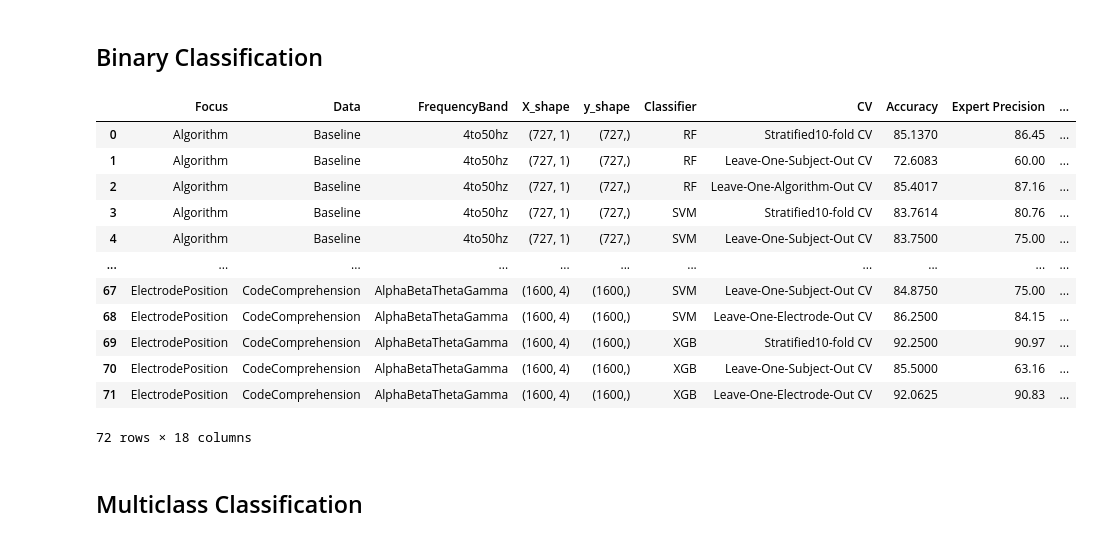
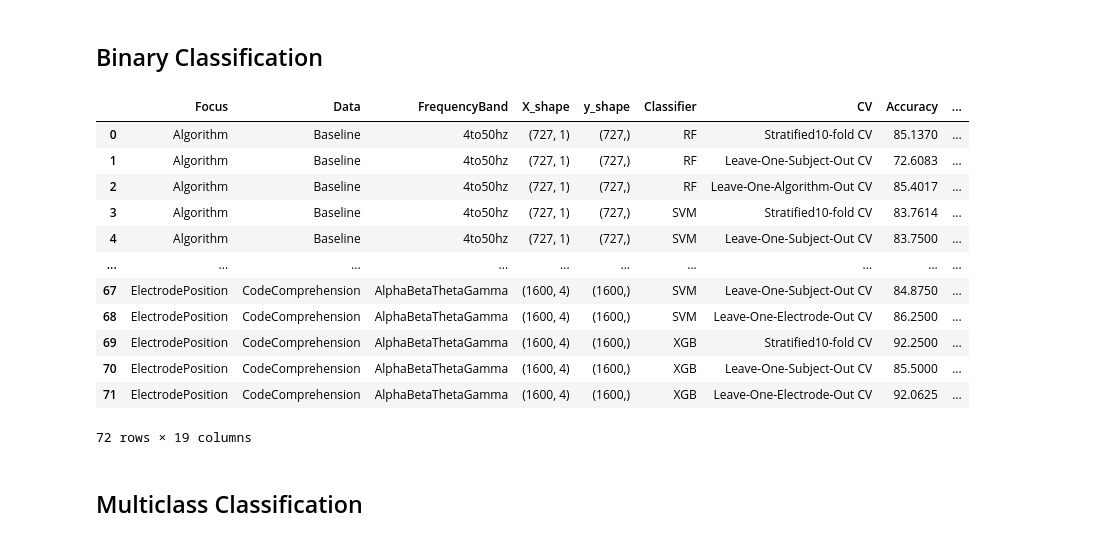
Before and after one commit to Mahima-Acharya/Classifying-Programmers-Skill-Level-using-EEG-data, a Jupyter notebook: 5_Classification/RQ3_classification_middle_window.ipynb, the cells around one changed output. Drawn from its saved outputs; the diff is of its cells as text; code cells hidden in the pictures.

```diff
--- a/5_Classification/RQ3_classification_middle_window.ipynb
+++ b/5_Classification/RQ3_classification_middle_window.ipynb
@@ -11,19 +11,21 @@ from xgboost import XGBClassifier
 from sklearn.svm import SVC
 from tqdm.notebook import tqdm
 # %%
-path="C:/Users/Mahima Acharya/Documents/BCI/Data/EEG_Result/Paper/RQ3/Classification/MiddleWindow"
+path="C:/Users/Mahima Acharya/Documents/BCI/Data/EEG_Result/Paper/RQ3/Classification/MiddleWindow/StD"
+if not os.path.exists(path):
+    os.makedirs(path)
 # %% [markdown]
 ## Function to Perform Classification
 # %%
 def get_classification(classifier, classifier_initialisation, cv_methods, cv_strategies, X, y_encoded, participants, focus, num_class):
 
     if num_class == 2:
-        df_clf_result= pd.DataFrame(columns=['Classifier', 'CV', 'Accuracy',
+        df_clf_result= pd.DataFrame(columns=['Classifier', 'CV', 'Accuracy', 'Standard Deviation Accuracy',
                                              'Expert Precision','Expert Recall', 'Expert F1-Score', 'Expert Support',
                                              'Novice Precision','Novice Recall', 'Novice F1-Score', 'Novice Support',
                                              'Best Group', 'Best Accuracy','Best Confusion Matrix' ])
     elif num_class == 3:
-        df_clf_result= pd.DataFrame(columns=['Classifier', 'CV', 'Accuracy',
+        df_clf_result= pd.DataFrame(columns=['Classifier', 'CV', 'Accuracy', 'Standard Deviation Accuracy',
                                              'Expert Precision','Expert Recall', 'Expert F1-Score', 'Expert Support',
                                              'Intermediate Precision','Intermediate Recall', 'Intermediate F1-Score', 'Intermediate Support',
                                              'Novice Precision','Novice Recall', 'Novice F1-Score', 'Novice Support',
@@ -114,9 +116,9 @@ def get_classification(classifier, classifier_initialisation, cv_methods, cv_str
                         class_report[label]['support'].append(metrics['support'])
                 print("\n")
 
-            #Average Accuracy over all folds
-            average_accuracy = np.round((sum(accuracy_scores) / len(accuracy_scores)), decimals=4)
-            print(f"\n Average Accuracy: {average_accuracy}")
+            average_accuracy = np.round(np.mean(accuracy_scores), decimals=4)
+            std_accuracy = np.round(np.std(accuracy_scores), decimals=4)
+            print(f"\n Average Accuracy: {average_accuracy} ± {std_accuracy}")
 
             # Pad smaller matrices with zeros before summing to avoid shape mismatch in multiclass classification
             max_shape = max(cm.shape for cm in conf_matrices)
@@ -155,12 +157,12 @@ def get_classification(classifier, classifier_initialisation, cv_methods, cv_str
                 best_conf_matrix = None
             #Save the result into a dataframe
             if num_class == 2:
-                df_clf_result.loc[len(df_clf_result)]= [classifier, cv_method, average_accuracy,
+                df_clf_result.loc[len(df_clf_result)]= [classifier, cv_method, average_accuracy, std_accuracy,
                                                         average_class_reports['0']['precision'], average_class_reports['0']['recall'], average_class_reports['0']['f1-score'], average_class_reports['0']['support'],
                                                         average_class_reports['1']['precision'], average_class_reports['1']['recall'], average_class_reports['1']['f1-score'], average_class_reports['1']['support'],
                                                         best_group, max_accuracy, best_conf_matrix]
             elif num_class == 3:
-                df_clf_result.loc[len(df_clf_result)]= [classifier, cv_method, average_accuracy,
+                df_clf_result.loc[len(df_clf_result)]= [classifier, cv_method, average_accuracy, std_accuracy,
                                                         average_class_reports['0']['precision'], average_class_reports['0']['recall'], average_class_reports['0']['f1-score'], average_class_reports['0']['support'],
                                                         average_class_reports['1']['precision'], average_class_reports['1']['recall'], average_class_reports['1']['f1-score'], average_class_reports['1']['support'],
                                                         average_class_reports['2']['precision'], average_class_reports['2']['recall'], average_class_reports['2']['f1-score'], average_class_reports['2']['support'],
@@ -194,7 +206,7 @@ sys.stdout = log_file
 
 # Define the number of classes for classification
 num_class = 2
-df_result = pd.DataFrame(columns=['Focus', 'Data', 'FrequencyBand','X_shape','y_shape','Classifier','CV','Accuracy',
+df_result = pd.DataFrame(columns=['Focus', 'Data', 'FrequencyBand','X_shape','y_shape','Classifier','CV','Accuracy', 'Standard Deviation Accuracy',
                                   'Expert Precision','Expert Recall', 'Expert F1-Score', 'Expert Support',
                                   'Novice Precision','Novice Recall', 'Novice F1-Score', 'Novice Support',
                                   'Best Group', 'Best Accuracy'])
@@ -264,47 +276,48 @@ for index, row in tqdm(df_processed.iterrows(), total=len(df_processed)):
         cv_strategies = cv_strategies_electrode
         df_clf_result = get_classification(classifiers, classifier_initialisations, cv_methods, cv_strategies, X, y_encoded, participants, electrodes, num_class)
 
 
     # Iterate through each row in df_clf_result
     for index, row in df_clf_result.iterrows():
         # Extract relevant information from df_clf_result
         classifier = row['Classifier']
         cv = row['CV']
         accuracy = row['Accuracy']
+        std_accuracy = row['Standard Deviation Accuracy']
         expert_precision = row['Expert Precision']
         expert_recall = row['Expert Recall']
         expert_f1_score = row['Expert F1-Score']
         expert_support = row['Expert Support']
         novice_precision = row['Novice Precision']
         novice_recall = row['Novice Recall']
         novice_f1_score = row['Novice F1-Score']
         novice_support = row['Novice Support']
         best_group = row ['Best Group']
         max_accuracy = row['Best Accuracy']
 
         # Add a new row to df_result
-        df_result.loc[len(df_result)] = [focus, data, freq_band, X_shape, y_shape, classifier, cv, accuracy,
+        df_result.loc[len(df_result)] = [focus, data, freq_band, X_shape, y_shape, classifier, cv, accuracy, std_accuracy,
                                          expert_precision, expert_recall, expert_f1_score, expert_support,
                                          novice_precision, novice_recall, novice_f1_score, novice_support,
                                           best_group, max_accuracy]
 
 
 df_result.to_csv(result_path+'/bin_clf_result.csv')
 df_result
 # %% [output]
-|  | Focus | Data | FrequencyBand | X_shape | y_shape | Classifier | CV | Accuracy | Expert Precision | ... |
-| 0 | Algorithm | Baseline | 4to50hz | (727, 1) | (727,) | RF | Stratified10-fold CV | 85.1370 | 86.45 | ... |
-| 1 | Algorithm | Baseline | 4to50hz | (727, 1) | (727,) | RF | Leave-One-Subject-Out CV | 72.6083 | 60.00 | ... |
-| 2 | Algorithm | Baseline | 4to50hz | (727, 1) | (727,) | RF | Leave-One-Algorithm-Out CV | 85.4017 | 87.16 | ... |
-| 3 | Algorithm | Baseline | 4to50hz | (727, 1) | (727,) | SVM | Stratified10-fold CV | 83.7614 | 80.76 | ... |
-| 4 | Algorithm | Baseline | 4to50hz | (727, 1) | (727,) | SVM | Leave-One-Subject-Out CV | 83.7500 | 75.00 | ... |
-| ... | ... | ... | ... | ... | ... | ... | ... | ... | ... | ... |
-| 67 | ElectrodePosition | CodeComprehension | AlphaBetaThetaGamma | (1600, 4) | (1600,) | SVM | Leave-One-Subject-Out CV | 84.8750 | 75.00 | ... |
-| 68 | ElectrodePosition | CodeComprehension | AlphaBetaThetaGamma | (1600, 4) | (1600,) | SVM | Leave-One-Electrode-Out CV | 86.2500 | 84.15 | ... |
-| 69 | ElectrodePosition | CodeComprehension | AlphaBetaThetaGamma | (1600, 4) | (1600,) | XGB | Stratified10-fold CV | 92.2500 | 90.97 | ... |
-| 70 | ElectrodePosition | CodeComprehension | AlphaBetaThetaGamma | (1600, 4) | (1600,) | XGB | Leave-One-Subject-Out CV | 85.5000 | 63.16 | ... |
-| 71 | ElectrodePosition | CodeComprehension | AlphaBetaThetaGamma | (1600, 4) | (1600,) | XGB | Leave-One-Electrode-Out CV | 92.0625 | 90.83 | ... |
+|  | Focus | Data | FrequencyBand | X_shape | y_shape | Classifier | CV | Accuracy | ... |
+| 0 | Algorithm | Baseline | 4to50hz | (727, 1) | (727,) | RF | Stratified10-fold CV | 85.1370 | ... |
+| 1 | Algorithm | Baseline | 4to50hz | (727, 1) | (727,) | RF | Leave-One-Subject-Out CV | 72.6083 | ... |
+| 2 | Algorithm | Baseline | 4to50hz | (727, 1) | (727,) | RF | Leave-One-Algorithm-Out CV | 85.4017 | ... |
+| 3 | Algorithm | Baseline | 4to50hz | (727, 1) | (727,) | SVM | Stratified10-fold CV | 83.7614 | ... |
+| 4 | Algorithm | Baseline | 4to50hz | (727, 1) | (727,) | SVM | Leave-One-Subject-Out CV | 83.7500 | ... |
+| ... | ... | ... | ... | ... | ... | ... | ... | ... | ... |
+| 67 | ElectrodePosition | CodeComprehension | AlphaBetaThetaGamma | (1600, 4) | (1600,) | SVM | Leave-One-Subject-Out CV | 84.8750 | ... |
+| 68 | ElectrodePosition | CodeComprehension | AlphaBetaThetaGamma | (1600, 4) | (1600,) | SVM | Leave-One-Electrode-Out CV | 86.2500 | ... |
+| 69 | ElectrodePosition | CodeComprehension | AlphaBetaThetaGamma | (1600, 4) | (1600,) | XGB | Stratified10-fold CV | 92.2500 | ... |
+| 70 | ElectrodePosition | CodeComprehension | AlphaBetaThetaGamma | (1600, 4) | (1600,) | XGB | Leave-One-Subject-Out CV | 85.5000 | ... |
+| 71 | ElectrodePosition | CodeComprehension | AlphaBetaThetaGamma | (1600, 4) | (1600,) | XGB | Leave-One-Electrode-Out CV | 92.0625 | ... |
-72 rows × 18 columns
+72 rows × 19 columns
 # %%
 # Close the Log File
 log_file.close()
```
Also changed, not shown: parts of 5 cells of this notebook.
